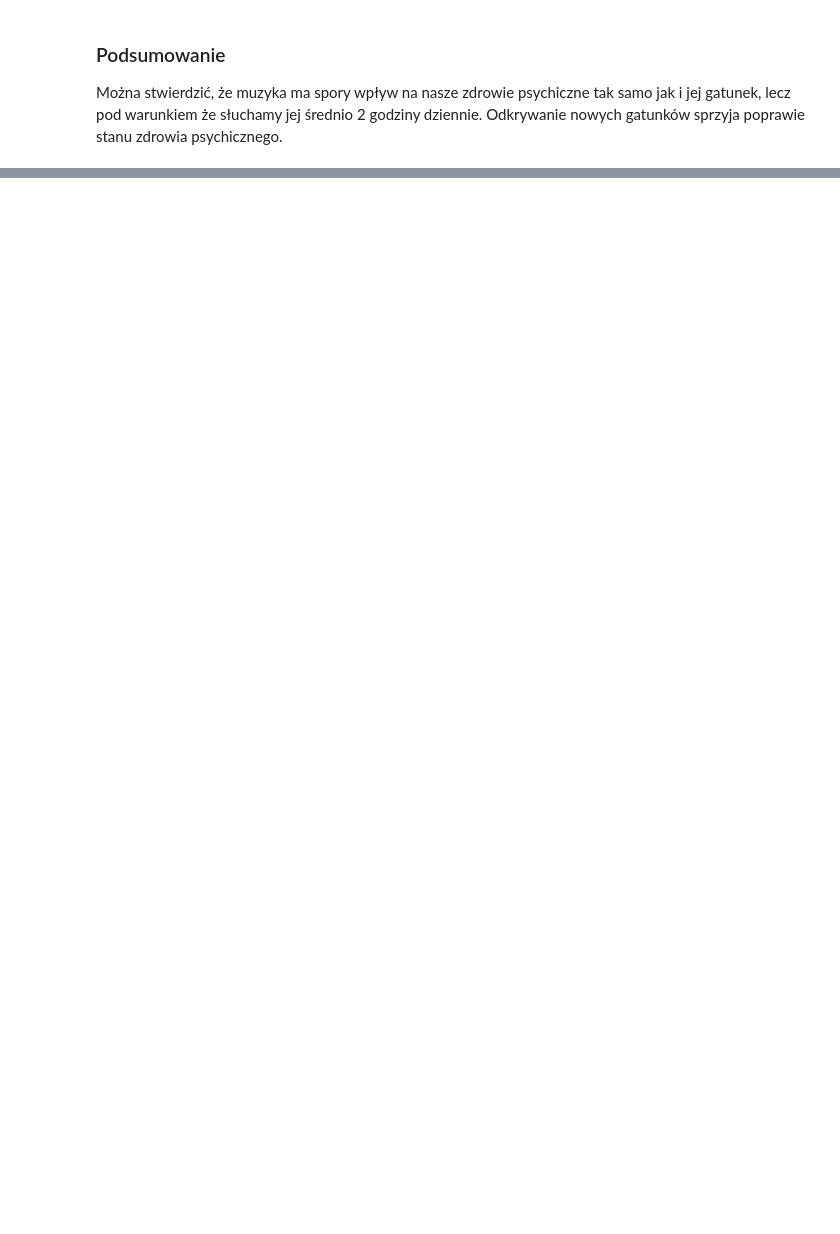
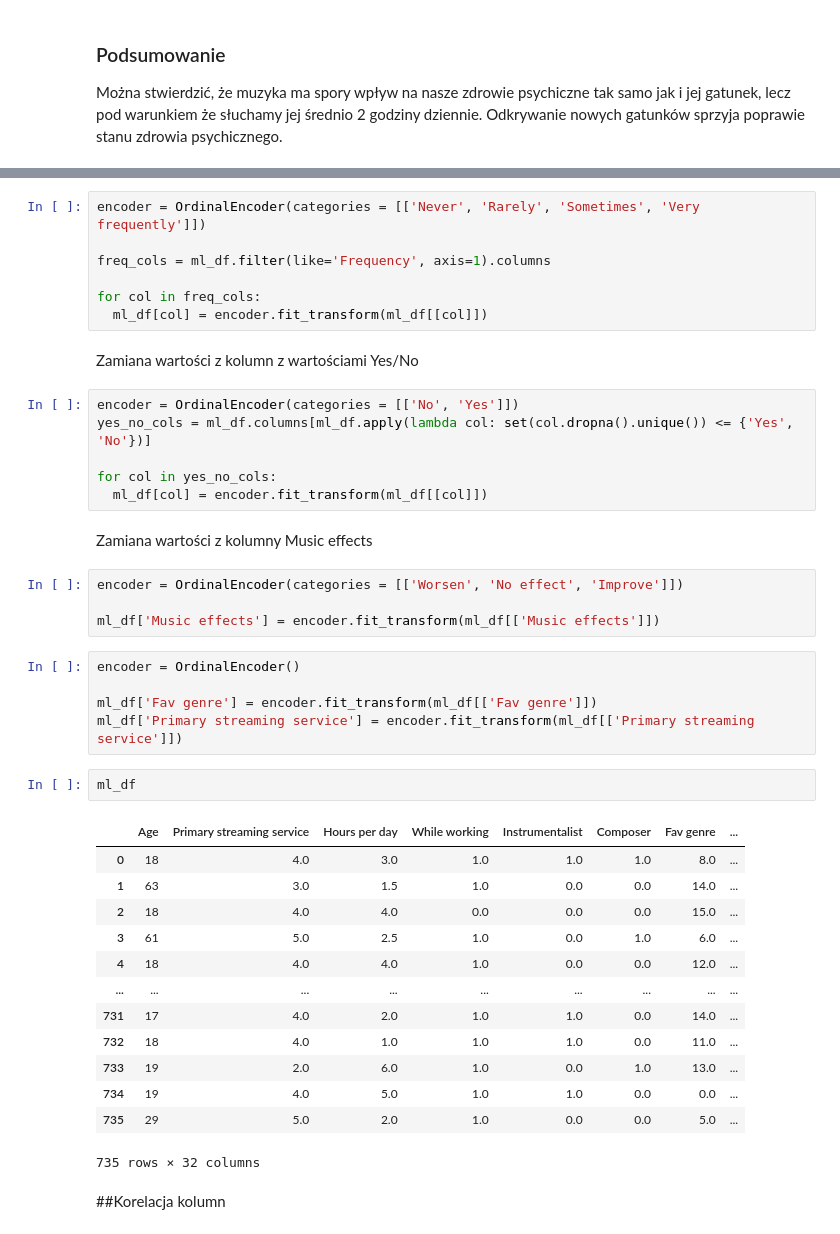
Before and after one commit to bderdz/music_mental_health, a Jupyter notebook: music_mental_health.ipynb, the cells around one changed output, grey strips where cells are left out. Saved outputs shown, nothing was run; the diff lists cells and outputs as text; blank space fills up the shorter version.

```diff
--- a/music_mental_health.ipynb
+++ b/music_mental_health.ipynb
@@ -884,0 +895,44 @@ Można stwierdzić, że muzyka ma spory wpływ na nasze zdrowie psychiczne tak s
+# %%
+encoder = OrdinalEncoder(categories = [['Never', 'Rarely', 'Sometimes', 'Very frequently']])
+
+freq_cols = ml_df.filter(like='Frequency', axis=1).columns
+
+for col in freq_cols:
+  ml_df[col] = encoder.fit_transform(ml_df[[col]])
+# %% [markdown]
+Zamiana wartości z kolumn z wartościami Yes/No
+# %%
+encoder = OrdinalEncoder(categories = [['No', 'Yes']])
+yes_no_cols = ml_df.columns[ml_df.apply(lambda col: set(col.dropna().unique()) <= {'Yes', 'No'})]
+
+for col in yes_no_cols:
+  ml_df[col] = encoder.fit_transform(ml_df[[col]])
+# %% [markdown]
+Zamiana wartości z kolumny Music effects
+# %%
+encoder = OrdinalEncoder(categories = [['Worsen', 'No effect', 'Improve']])
+
+ml_df['Music effects'] = encoder.fit_transform(ml_df[['Music effects']])
+# %%
+encoder = OrdinalEncoder()
+
+ml_df['Fav genre'] = encoder.fit_transform(ml_df[['Fav genre']])
+ml_df['Primary streaming service'] = encoder.fit_transform(ml_df[['Primary streaming service']])
+# %%
+ml_df
+# %% [output]
+|  | Age | Primary streaming service | Hours per day | While working | Instrumentalist | Composer | Fav genre | ... |
+| 0 | 18 | 4.0 | 3.0 | 1.0 | 1.0 | 1.0 | 8.0 | ... |
+| 1 | 63 | 3.0 | 1.5 | 1.0 | 0.0 | 0.0 | 14.0 | ... |
+| 2 | 18 | 4.0 | 4.0 | 0.0 | 0.0 | 0.0 | 15.0 | ... |
+| 3 | 61 | 5.0 | 2.5 | 1.0 | 0.0 | 1.0 | 6.0 | ... |
+| 4 | 18 | 4.0 | 4.0 | 1.0 | 0.0 | 0.0 | 12.0 | ... |
+| ... | ... | ... | ... | ... | ... | ... | ... | ... |
+| 731 | 17 | 4.0 | 2.0 | 1.0 | 1.0 | 0.0 | 14.0 | ... |
+| 732 | 18 | 4.0 | 1.0 | 1.0 | 1.0 | 0.0 | 11.0 | ... |
+| 733 | 19 | 2.0 | 6.0 | 1.0 | 0.0 | 1.0 | 13.0 | ... |
+| 734 | 19 | 4.0 | 5.0 | 1.0 | 1.0 | 0.0 | 0.0 | ... |
+| 735 | 29 | 5.0 | 2.0 | 1.0 | 0.0 | 0.0 | 5.0 | ... |
+735 rows × 32 columns
+# %% [markdown]
+##Korelacja kolumn
```
Also changed, not shown: parts of 16 cells of this notebook.
